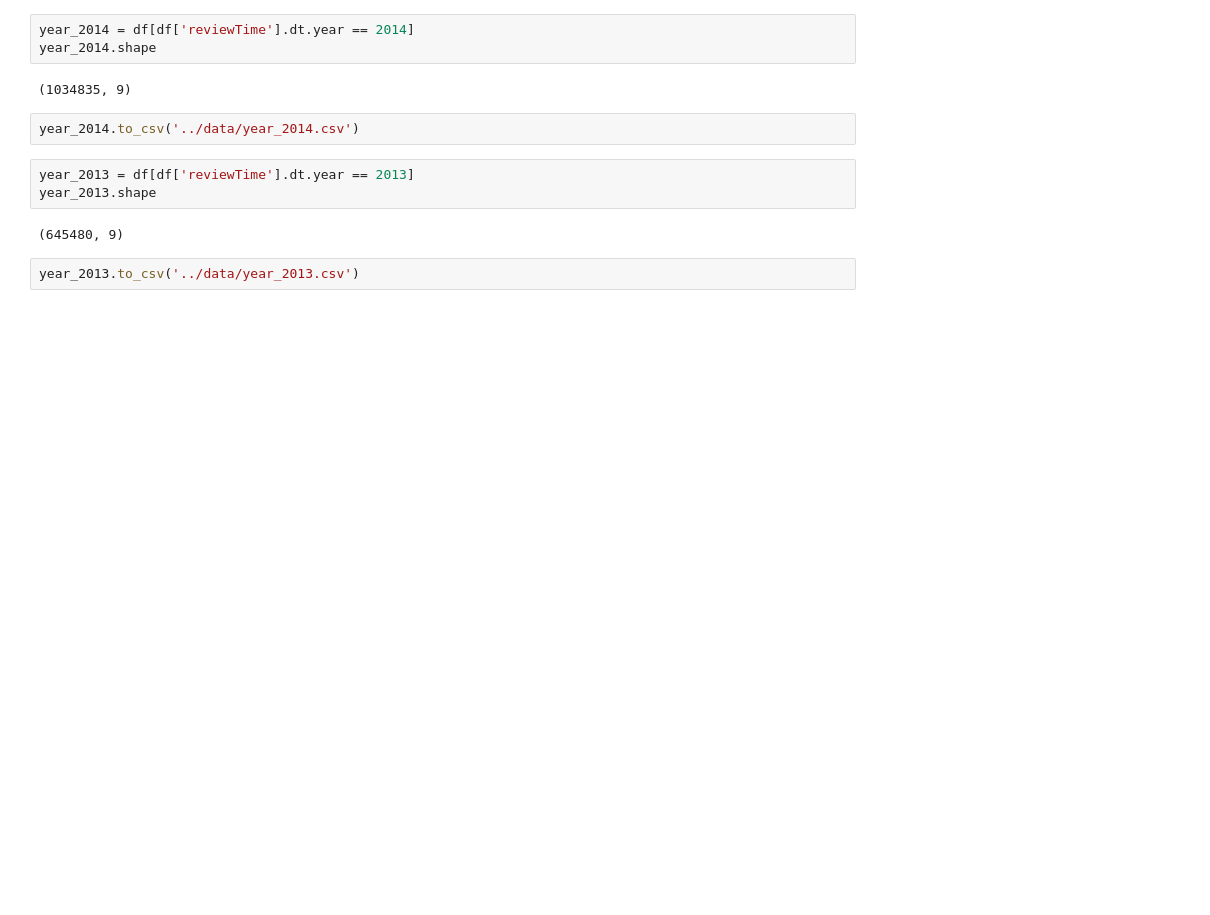
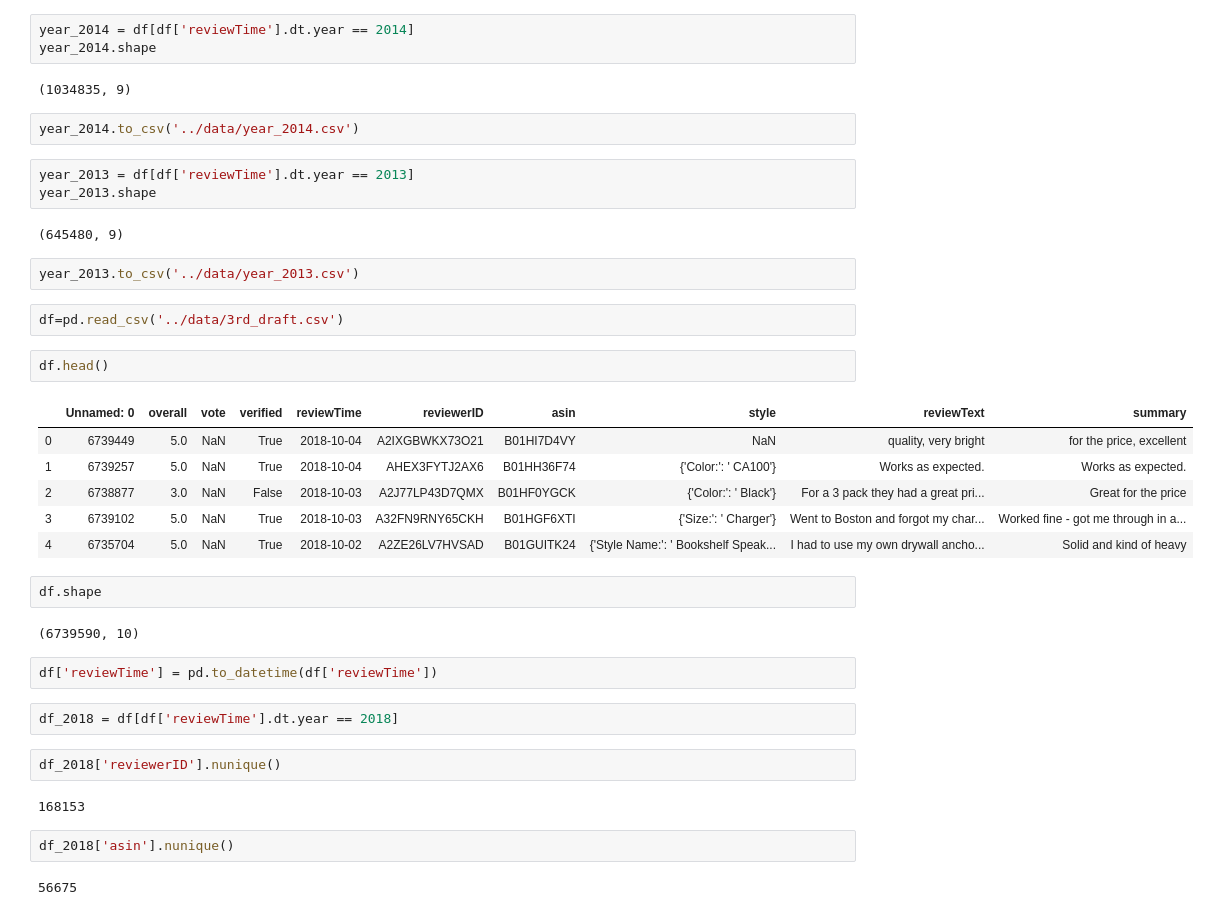
Before and after one commit to minghaoecho/Capstone, a Jupyter notebook: code/01_shrink_data.ipynb, the cells around one changed output. Saved outputs shown, nothing was run; the diff lists cells and outputs as text; blank space fills up the shorter version.

```diff
--- a/code/01_shrink_data.ipynb
+++ b/code/01_shrink_data.ipynb
@@ -215,3 +215,30 @@ year_2013.shape
 (645480, 9)
 # %%
 year_2013.to_csv('../data/year_2013.csv')
+# %%
+df=pd.read_csv('../data/3rd_draft.csv')
+# %%
+df.head()
+# %% [output]
+|  | Unnamed: 0 | overall | vote | verified | reviewTime | reviewerID | asin | style | reviewText | summary |
+| 0 | 6739449 | 5.0 | NaN | True | 2018-10-04 | A2IXGBWKX73O21 | B01HI7D4VY | NaN | quality, very bright | for the price, excellent |
+| 1 | 6739257 | 5.0 | NaN | True | 2018-10-04 | AHEX3FYTJ2AX6 | B01HH36F74 | {'Color:': ' CA100'} | Works as expected. | Works as expected. |
+| 2 | 6738877 | 3.0 | NaN | False | 2018-10-03 | A2J77LP43D7QMX | B01HF0YGCK | {'Color:': ' Black'} | For a 3 pack they had a great pri... | Great for the price |
+| 3 | 6739102 | 5.0 | NaN | True | 2018-10-03 | A32FN9RNY65CKH | B01HGF6XTI | {'Size:': ' Charger'} | Went to Boston and forgot my char... | Worked fine - got me through in a... |
+| 4 | 6735704 | 5.0 | NaN | True | 2018-10-02 | A2ZE26LV7HVSAD | B01GUITK24 | {'Style Name:': ' Bookshelf Speak... | I had to use my own drywall ancho... | Solid and kind of heavy |
+# %%
+df.shape
+# %% [output]
+(6739590, 10)
+# %%
+df['reviewTime'] = pd.to_datetime(df['reviewTime'])
+# %%
+df_2018 = df[df['reviewTime'].dt.year == 2018]
+# %%
+df_2018['reviewerID'].nunique()
+# %% [output]
+168153
+# %%
+df_2018['asin'].nunique()
+# %% [output]
+56675
```
Also changed, not shown: parts of 5 cells of this notebook, 9 other files.
